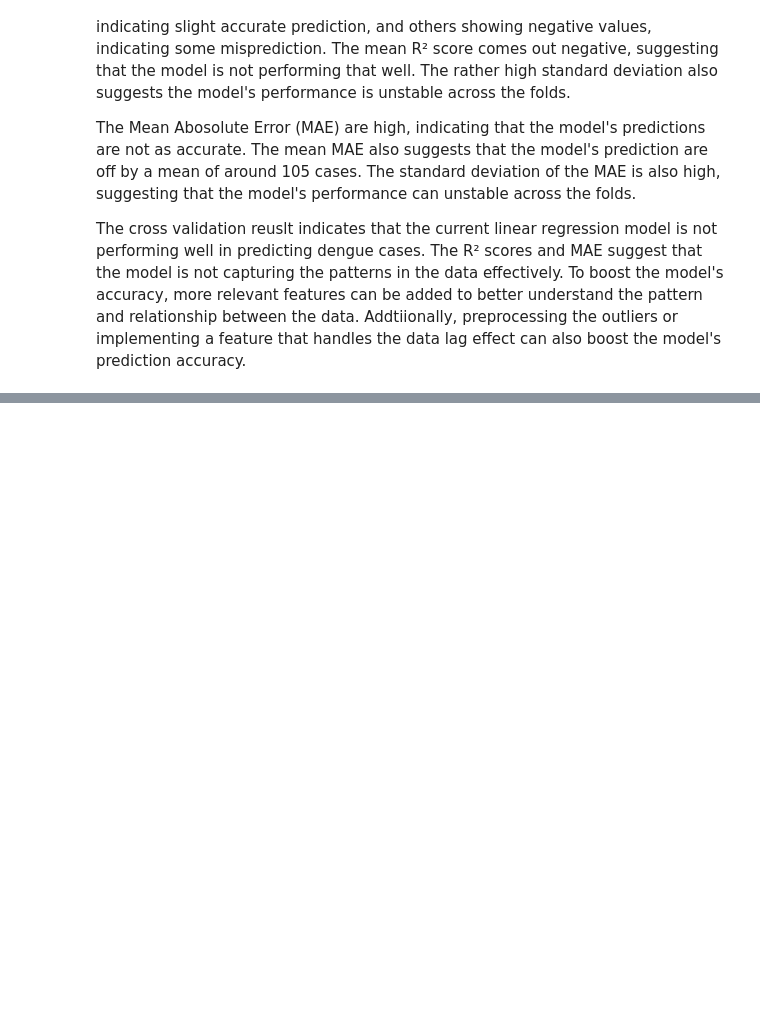
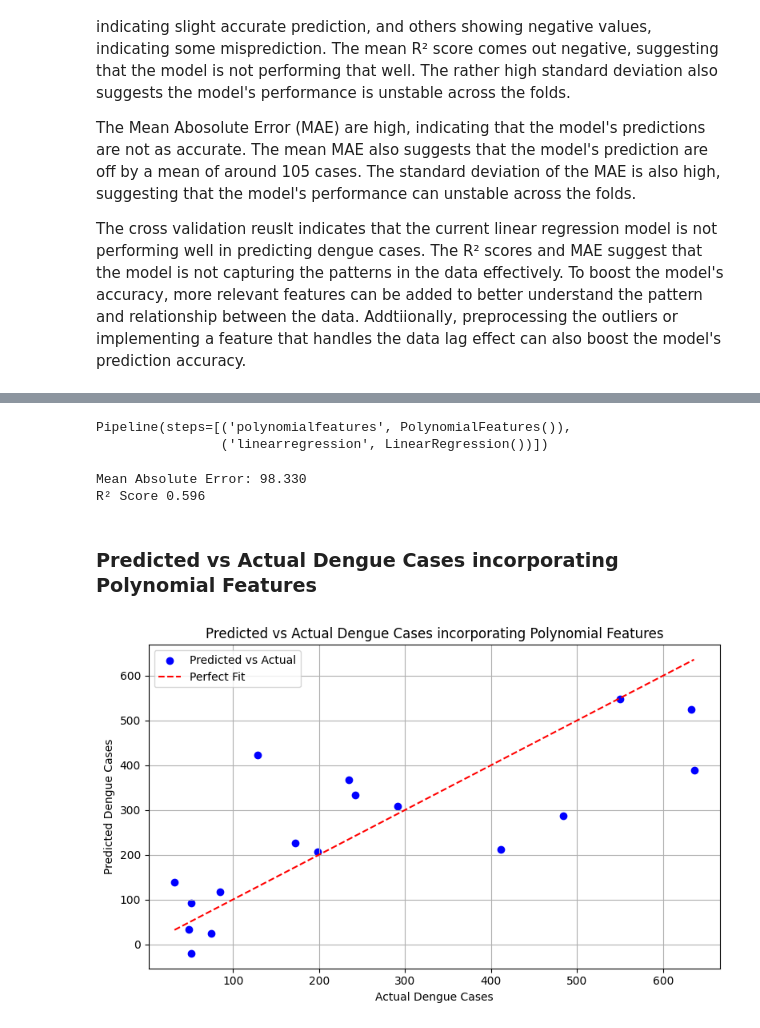
Before and after one commit to Jx1126/ds-midterm, a Jupyter notebook: midterm.ipynb, the cells around one changed output, grey strips where cells are left out. Drawn from its saved outputs; the diff is of its cells as text; code cells hidden in the pictures; blank space fills up the shorter version.

```diff
--- a/midterm.ipynb
+++ b/midterm.ipynb
@@ -706,0 +716,47 @@ The cross validation reuslt indicates that the current linear regression model i
+# %%
+# Create a pipeline for polynomial features and linear regression to streamline the process
+model = make_pipeline(PolynomialFeatures(degree = 2), LinearRegression())
+# %%
+# Split the dataset into training and testing sets
+X_train, X_test, y_train, y_test = tts(X, y, test_size = 0.1, random_state = 42)
+# %%
+# Fit the model with the training data
+model.fit(X_train, y_train)
+# %% [output]
+Pipeline(steps=[('polynomialfeatures', PolynomialFeatures()),
+                ('linearregression', LinearRegression())])
+# %%
+# Predict the dengue cases
+y_pred = model.predict(X_test)
+# %%
+# Evaluate the model performance
+mae_poly = mae(y_test, y_pred)
+r2_poly = r2_score(y_test, y_pred)
+
+# Print the model performance
+print(f'Mean Absolute Error: {mae_poly:.3f}')
+print(f'R² Score {r2_poly:.3f}')
+# %% [output]
+Mean Absolute Error: 98.330
+R² Score 0.596
+# %% [markdown]
+### Predicted vs Actual Dengue Cases incorporating Polynomial Features
+# %%
+plt.figure(figsize = (8, 5))
+
+# Scatter plot of actual vs predicted dengue cases
+plt.scatter(y_test, y_pred, color = 'blue', label = 'Predicted vs Actual')
+# Perfect fit line
+plt.plot([y_test.min(), y_test.max()], [y_test.min(), y_test.max()], 'r--', label = 'Perfect Fit')
+
+# Graph properties
+plt.xlabel('Actual Dengue Cases')
+plt.ylabel('Predicted Dengue Cases')
+plt.title('Predicted vs Actual Dengue Cases incorporating Polynomial Features')
+plt.legend()
+plt.grid()
+
+plt.tight_layout()
+plt.show()
+# %% [output]
+[figure, added]
```
Also changed, not shown: parts of 8 cells of this notebook.
